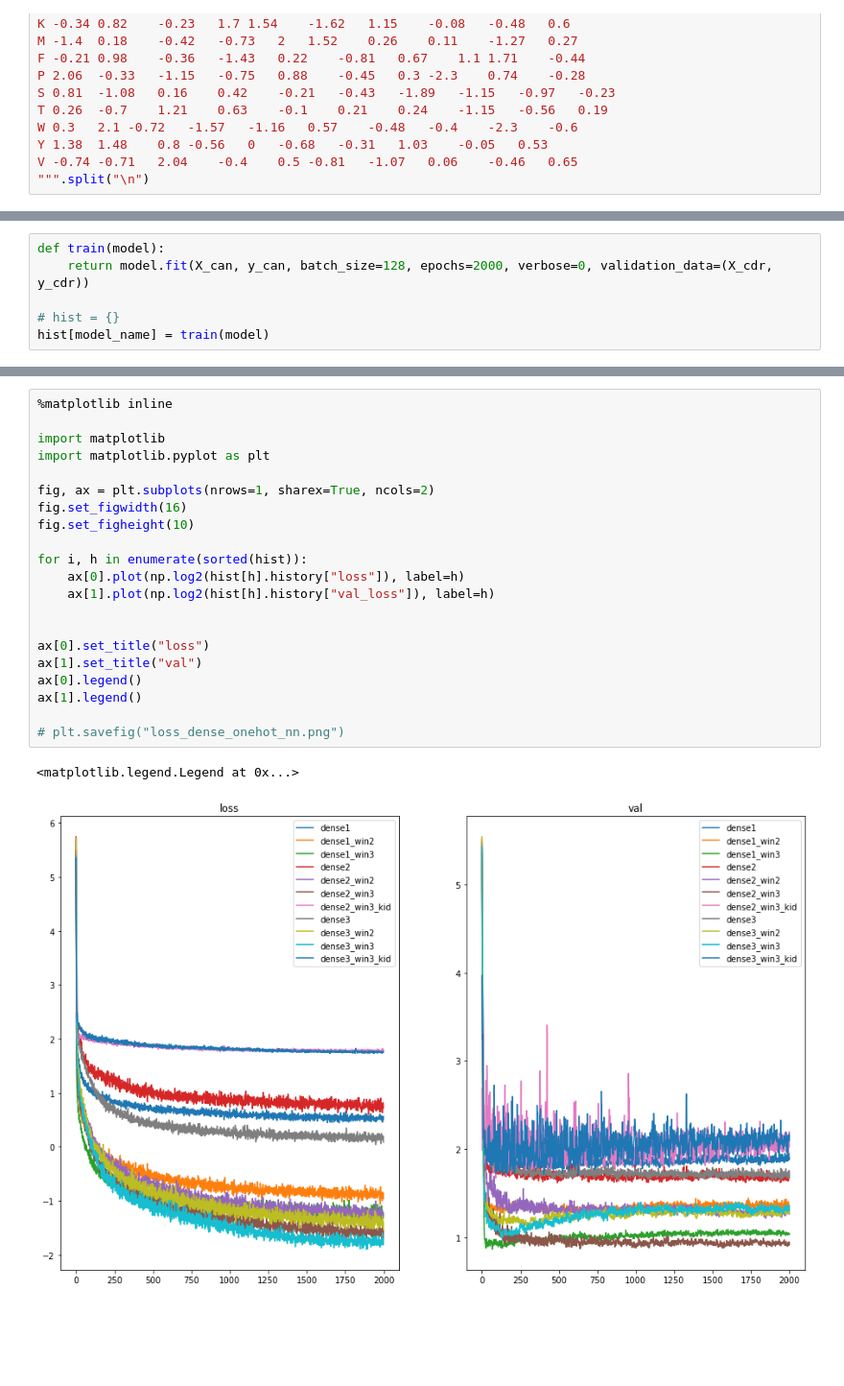
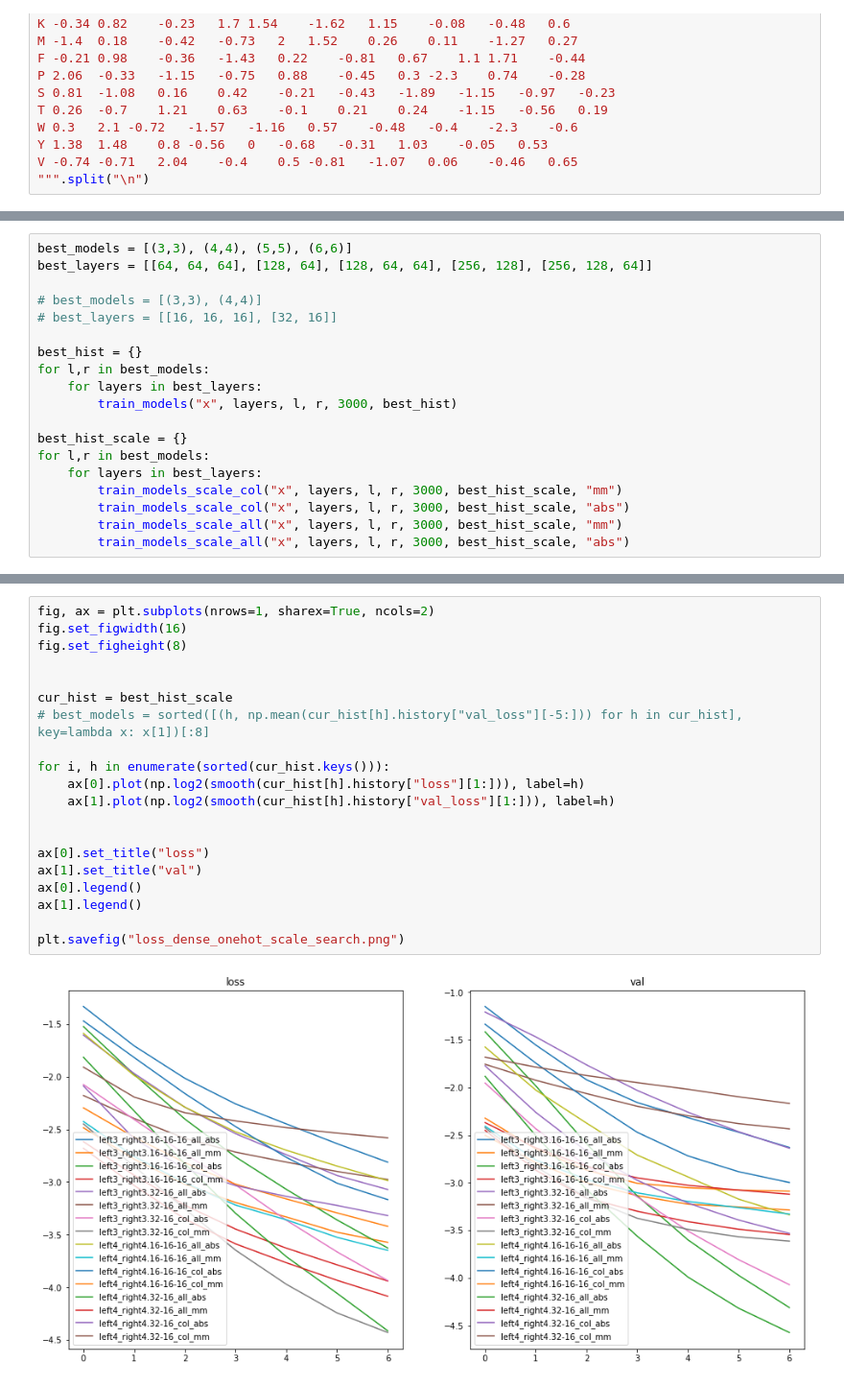
Before and after one commit to antigenomics/tcr-pmhc-study, a Jupyter notebook: loop_model/aa_predict.ipynb, the cells around one changed output, grey strips where cells are left out. Shown: that part at 96% size. Saved outputs shown, nothing was run; the diff lists cells and outputs as text; blank space fills up the shorter version.

Commit message:
merge+more models and comparisons

```diff
--- a/loop_model/aa_predict.ipynb
+++ b/loop_model/aa_predict.ipynb
@@ -138,6 +182,0 @@ model.compile(optimizer="nadam", loss="mse")
-# %%
-def train(model):
-    return model.fit(X_can, y_can, batch_size=128, epochs=2000, verbose=0, validation_data=(X_cdr, y_cdr))
-
-# hist = {}
-hist[model_name] = train(model)
@@ -143,0 +426,19 @@ hist[model_name] = train(model)
+# %%
+best_models = [(3,3), (4,4), (5,5), (6,6)]
+best_layers = [[64, 64, 64], [128, 64], [128, 64, 64], [256, 128], [256, 128, 64]]
+
+# best_models = [(3,3), (4,4)]
+# best_layers = [[16, 16, 16], [32, 16]]
+
+best_hist = {}
+for l,r in best_models:
+    for layers in best_layers:
+        train_models("x", layers, l, r, 3000, best_hist)
+
+best_hist_scale = {}
+for l,r in best_models:
+    for layers in best_layers:
+        train_models_scale_col("x", layers, l, r, 3000, best_hist_scale, "mm")
+        train_models_scale_col("x", layers, l, r, 3000, best_hist_scale, "abs")
+        train_models_scale_all("x", layers, l, r, 3000, best_hist_scale, "mm")
+        train_models_scale_all("x", layers, l, r, 3000, best_hist_scale, "abs")
@@ -144,24 +476,22 @@ hist[model_name] = train(model)
 # %%
-%matplotlib inline
-
-import matplotlib
-import matplotlib.pyplot as plt
-
 fig, ax = plt.subplots(nrows=1, sharex=True, ncols=2)
 fig.set_figwidth(16)
-fig.set_figheight(10)
+fig.set_figheight(8)
 
-for i, h in enumerate(sorted(hist)):
-    ax[0].plot(np.log2(hist[h].history["loss"]), label=h)
-    ax[1].plot(np.log2(hist[h].history["val_loss"]), label=h)
+
+cur_hist = best_hist_scale
+# best_models = sorted([(h, np.mean(cur_hist[h].history["val_loss"][-5:])) for h in cur_hist], key=lambda x: x[1])[:8]
+
+for i, h in enumerate(sorted(cur_hist.keys())):
+    ax[0].plot(np.log2(smooth(cur_hist[h].history["loss"][1:])), label=h)
+    ax[1].plot(np.log2(smooth(cur_hist[h].history["val_loss"][1:])), label=h)
 
 
 ax[0].set_title("loss")
 ax[1].set_title("val")
 ax[0].legend()
 ax[1].legend()
 
-# plt.savefig("loss_dense_onehot_nn.png")
+plt.savefig("loss_dense_onehot_scale_search.png")
 # %% [output]
-<matplotlib.legend.Legend at 0x...>
-[figure, old version]
+[figure, new version]
```
Also changed, not shown: parts of 29 cells of this notebook, 46 other files.
